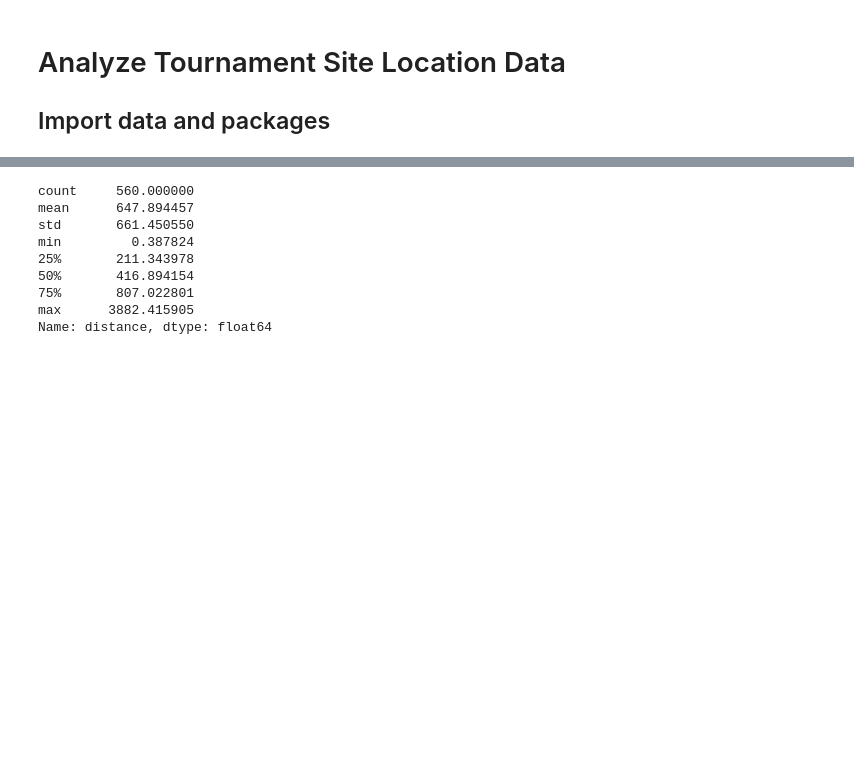
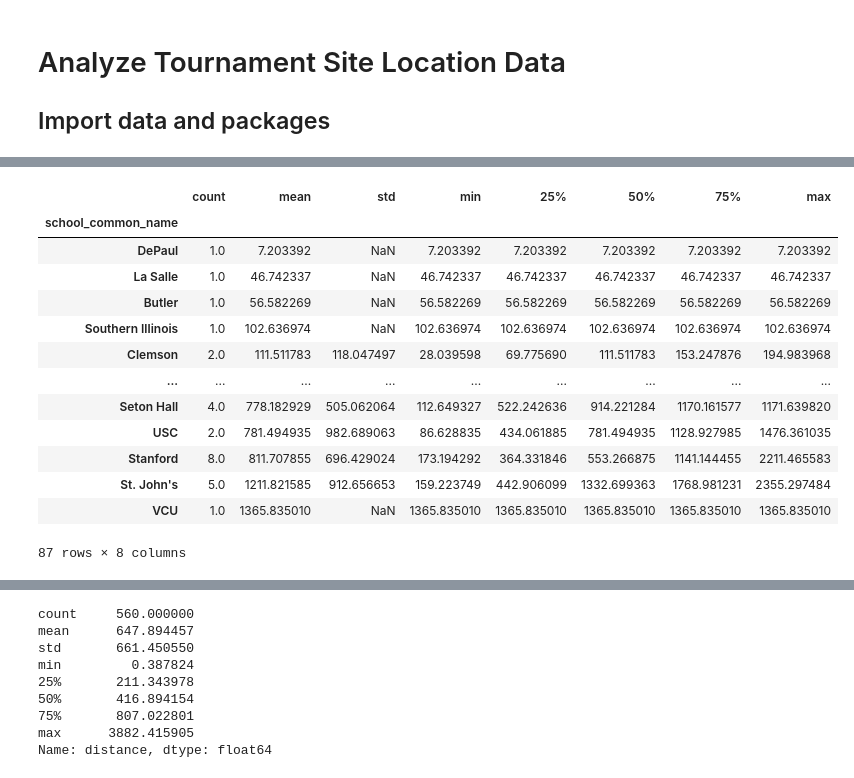
Before and after one commit to laurenoldham1202/final-project, a Jupyter notebook: notebooks/analysis.ipynb, the cells around one changed output, grey strips where cells are left out. Cells and saved outputs as stored; diff of their text form; code cells hidden in the pictures; blank space fills up the shorter version.

```diff
--- a/notebooks/analysis.ipynb
+++ b/notebooks/analysis.ipynb
@@ -44,0 +43,19 @@ weightedMean
+# %%
+wSchool = data.groupby('school_common_name').describe()
+x = wSchool.weightedDist.sort_values(by=['mean'])
+x
+# %% [output]
+|  | count | mean | std | min | 25% | 50% | 75% | max |
+| school_common_name |  |  |  |  |  |  |  |  |
+| DePaul | 1.0 | 7.203392 | NaN | 7.203392 | 7.203392 | 7.203392 | 7.203392 | 7.203392 |
+| La Salle | 1.0 | 46.742337 | NaN | 46.742337 | 46.742337 | 46.742337 | 46.742337 | 46.742337 |
+| Butler | 1.0 | 56.582269 | NaN | 56.582269 | 56.582269 | 56.582269 | 56.582269 | 56.582269 |
+| Southern Illinois | 1.0 | 102.636974 | NaN | 102.636974 | 102.636974 | 102.636974 | 102.636974 | 102.636974 |
+| Clemson | 2.0 | 111.511783 | 118.047497 | 28.039598 | 69.775690 | 111.511783 | 153.247876 | 194.983968 |
+| ... | ... | ... | ... | ... | ... | ... | ... | ... |
+| Seton Hall | 4.0 | 778.182929 | 505.062064 | 112.649327 | 522.242636 | 914.221284 | 1170.161577 | 1171.639820 |
+| USC | 2.0 | 781.494935 | 982.689063 | 86.628835 | 434.061885 | 781.494935 | 1128.927985 | 1476.361035 |
+| Stanford | 8.0 | 811.707855 | 696.429024 | 173.194292 | 364.331846 | 553.266875 | 1141.144455 | 2211.465583 |
+| St. John's | 5.0 | 1211.821585 | 912.656653 | 159.223749 | 442.906099 | 1332.699363 | 1768.981231 | 2355.297484 |
+| VCU | 1.0 | 1365.835010 | NaN | 1365.835010 | 1365.835010 | 1365.835010 | 1365.835010 | 1365.835010 |
+87 rows × 8 columns
```
Also changed, not shown: parts of 3 cells of this notebook, 3 other files.
